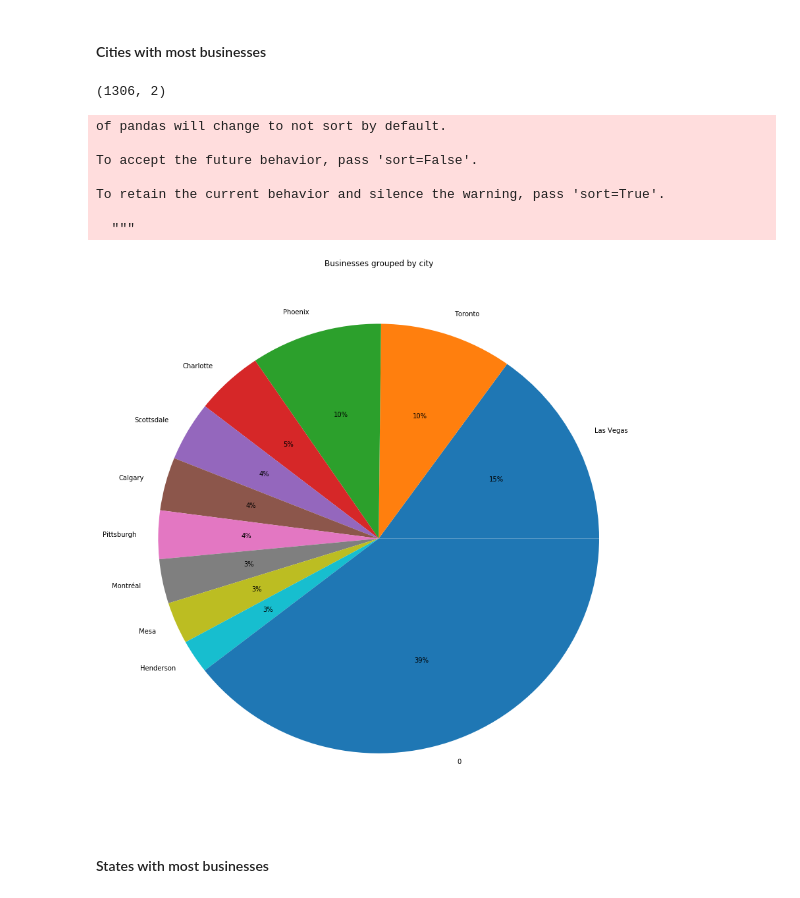
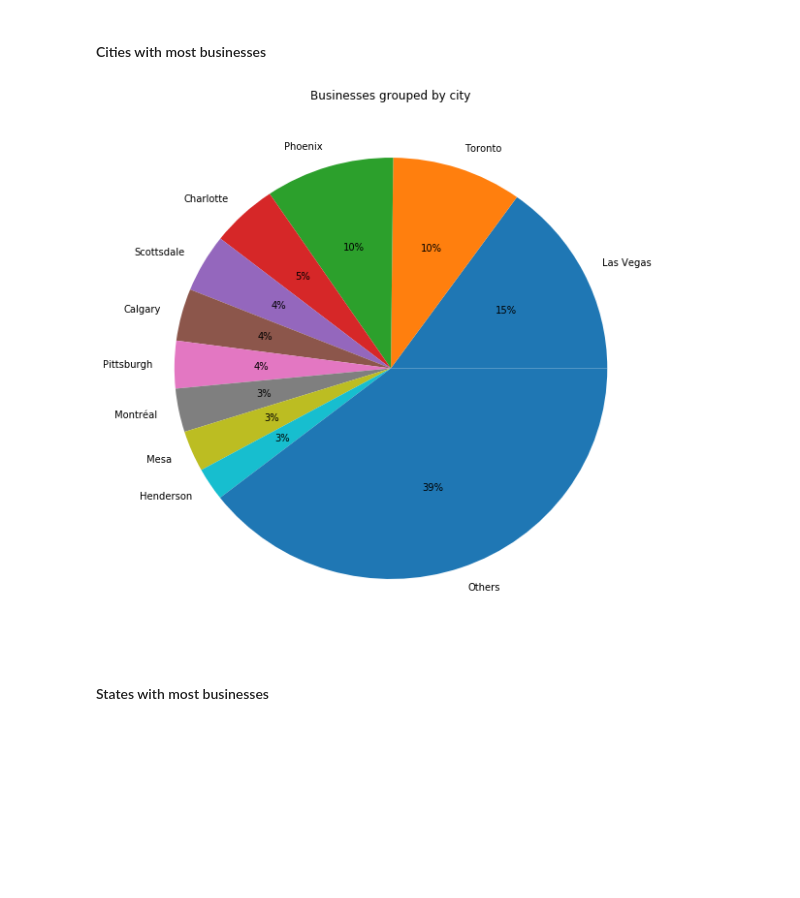
Before and after one commit to lorenzovngl/analysis-of-yelp-open-dataset, a Jupyter notebook: notebooks/business.ipynb, the cells around one changed output. Drawn from its saved outputs; the diff is of its cells as text; code cells hidden in the pictures; blank space fills up the shorter version.

Commit message:
Finished writing about businesses

```diff
--- a/notebooks/business.ipynb
+++ b/notebooks/business.ipynb
@@ -68,34 +68,22 @@ plt.show()
 # %% [markdown]
 #### Cities with most businesses
 # %%
-cities = df[['city', 'state', 'stars']]
+cities = df[['city', 'state']]
 grouped_cities = cities.groupby(['city', 'state']).size().reset_index(name='count')
 grouped_cities = grouped_cities.set_index('city')
 grouped_cities = grouped_cities.sort_values(by=['count'], ascending=False)
-grouped_cities.shape
+
+grouped_cities2 = grouped_cities[:10].copy()
+new_row = pd.DataFrame(data = {'city' : 'Others', 'state' : 'Others', 'count' : [grouped_cities[10:]['count'].sum()]})
+new_row = new_row.set_index('city')
+grouped_cities2 = pd.concat([grouped_cities2, new_row], sort=False)
+
+ax = grouped_cities2.plot.pie(x='city', y='count', legend=False, figsize=(10,10), autopct='%1.0f%%')
+ax.set_ylabel('')
+ax.set_title('Businesses grouped by city')
+plt.show()
 # %% [output]
-(1306, 2)
+[figure, added]
-# %%
-grouped_cities2 = grouped_cities[:10].copy()
-
-new_row = pd.DataFrame(data = {'city' : 'others', 'state' : 'others', 'count' : [grouped_cities[10:]['count'].sum()]})
-
-grouped_cities2 = pd.concat([grouped_cities2, new_row])
-# %% [output]
-of pandas will change to not sort by default.
-
-To accept the future behavior, pass 'sort=False'.
-
-To retain the current behavior and silence the warning, pass 'sort=True'.
-
-  """
-# %%
-ax = grouped_cities2.plot.pie(x='city', y='count', legend=False, figsize=(15,15), autopct='%1.0f%%')
-ax.set_ylabel('')
-ax.set_title('Businesses grouped by city')
-plt.show()
-# %% [output]
-[figure, removed]
 # %% [markdown]
 #### States with most businesses
 # %%
```
Also changed, not shown: parts of 2 cells of this notebook, 3 other files.
